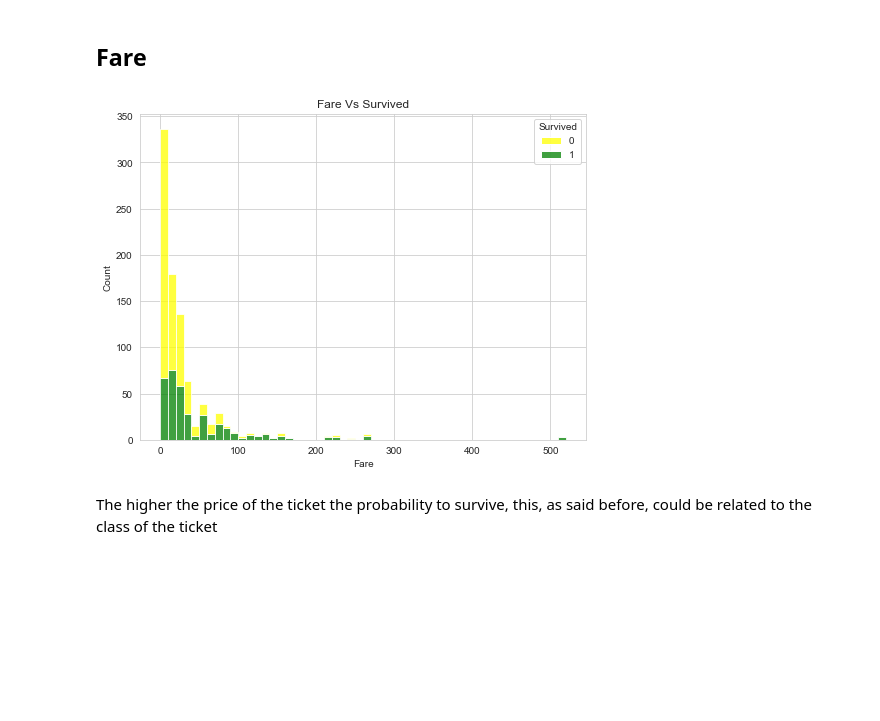
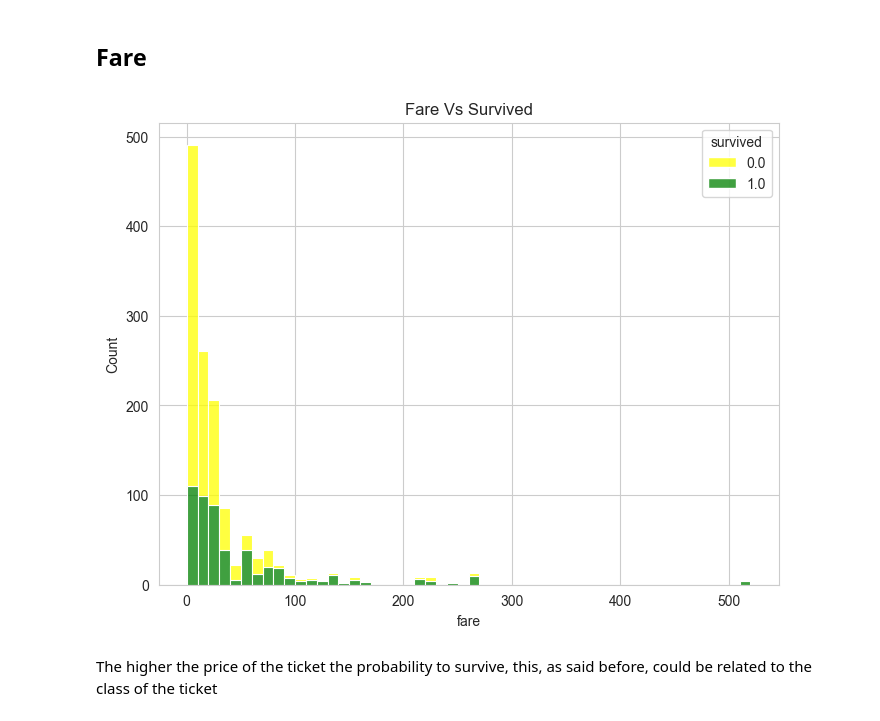
Before and after one commit to JoseRZapataMeli/titanic-kedro, a Jupyter notebook: notebooks/02-EDA-jrz-2022_08_19.ipynb, the cells around one changed output. Cells and saved outputs as stored; diff of their text form; code cells hidden in the pictures; blank space fills up the shorter version.

```diff
--- a/notebooks/02-EDA-jrz-2022_08_19.ipynb
+++ b/notebooks/02-EDA-jrz-2022_08_19.ipynb
@@ -82,3 +48,7 @@ data.sample(5)
 Load data after splitting into train and test sets.
 # %% [markdown]
 At first sight the Cabin variable could be drop cause the high number of nulls, and also the Fare variable should hold the information related to the cabin (The higher the price the better the cabin). The age has to be analyzed and check if it could be imputed. For Embarked also we have to make an analysis but in a first try those null rows could be dropped.
+# %%
+catalog.list()
+train = catalog.load('titanic')
+train.info()
@@ -209,11 +199,11 @@ There's some kind of relationship but gotta check further by combining with othe
 ## Fare
 # %%
 plt.figure(figsize = (8,6))
-sns.histplot(data = train , x = 'Fare' , hue = "Survived",binwidth=10,palette = sns.color_palette(["yellow" , "green"]) ,multiple = "stack" ).set_title("Fare Vs Survived")
+sns.histplot(data = train , x = 'fare' , hue = "survived",binwidth=10,palette = sns.color_palette(["yellow" , "green"]) ,multiple = "stack" ).set_title("Fare Vs Survived")
 
 plt.show()
 # %% [output]
-[figure, old version]
+[figure, new version]
 # %% [markdown]
 The higher the price of the ticket the probability to survive, this, as said before, could be related to the class of the ticket
 # %% [markdown]
```
Also changed, not shown: parts of 22 cells of this notebook, 3 other files.
